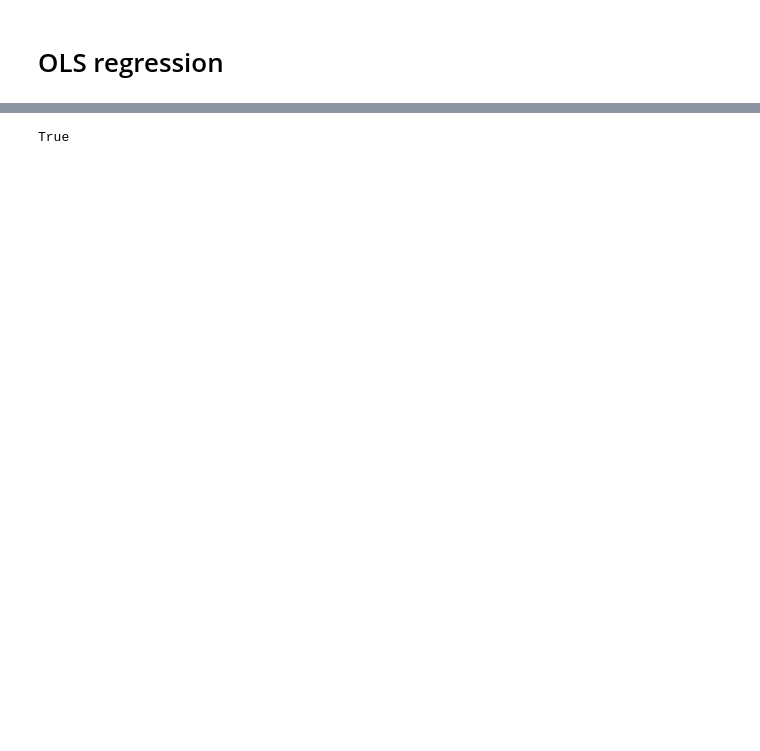
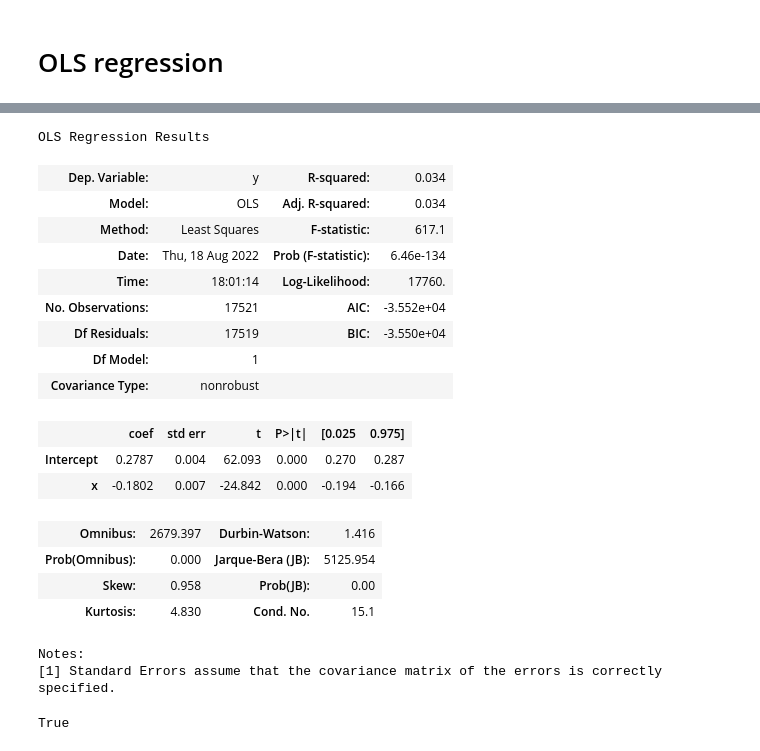
Before and after one commit to simoncarlen/forecasting_project, a Jupyter notebook: jupyter_notebooks/regression_PM10.ipynb, the cells around one changed output, grey strips where cells are left out. Cells and saved outputs as stored; diff of their text form; code cells hidden in the pictures; blank space fills up the shorter version.

```diff
--- a/jupyter_notebooks/regression_PM10.ipynb
+++ b/jupyter_notebooks/regression_PM10.ipynb
@@ -57,15 +61,14 @@ df_weather_test = df_weather['2020-09-01':]
 # log transform data
 df_PM10_train = np.log(df_PM10_train)
 # %%
-# if only some stations are to be included
-            # include all lagged values at Torkel Knutssonsgatan
+# if only some stations are to be included, but include all lagged values at Torkel Knutssonsgatan
 stations = [i for i in df_PM10_train.columns if 'Torkel' in i and 'lag' in i] + \
            [
-            'PM$_{10}$, Stockholm Hornsgatan 108 , lag1',
-            'PM$_{10}$, Stockholm Sveavägen 59 , lag1',
-            'PM$_{10}$, Stockholm E4/E20 Lilla Essingen, lag1',
-            'PM$_{10}$, Norr Malma, lag1',
-            'PM$_{10}$, Sollentuna Ekmans Väg 11, lag1',
+            # 'PM$_{10}$, Stockholm Hornsgatan 108 , lag1',
+            # 'PM$_{10}$, Stockholm Sveavägen 59 , lag1',
+            # 'PM$_{10}$, Stockholm E4/E20 Lilla Essingen, lag1',
+            # 'PM$_{10}$, Norr Malma, lag1',
+            # 'PM$_{10}$, Sollentuna Ekmans Väg 11, lag1',
            ]
 # %%
 # create y and X matrix
@@ -148,0 +165,24 @@ X_test.insert(0, 'intercept', 1) # insert column of ones in test data
+# %%
+ddf = pd.DataFrame({'x':lmod.fittedvalues, 'y':np.sqrt((abs(lmod.resid)))})
+dmod = smf.ols('y~x', ddf).fit()
+dmod.summary()
+# %% [output]
+OLS Regression Results
+| Dep. Variable: | y | R-squared: | 0.034 |
+| Model: | OLS | Adj. R-squared: | 0.034 |
+| Method: | Least Squares | F-statistic: | 617.1 |
+| Date: | Thu, 18 Aug 2022 | Prob (F-statistic): | 6.46e-134 |
+| Time: | 18:01:14 | Log-Likelihood: | 17760. |
+| No. Observations: | 17521 | AIC: | -3.552e+04 |
+| Df Residuals: | 17519 | BIC: | -3.550e+04 |
+| Df Model: | 1 |  |  |
+| Covariance Type: | nonrobust |  |  |
+|  | coef | std err | t | P>|t| | [0.025 | 0.975] |
+| Intercept | 0.2787 | 0.004 | 62.093 | 0.000 | 0.270 | 0.287 |
+| x | -0.1802 | 0.007 | -24.842 | 0.000 | -0.194 | -0.166 |
+| Omnibus: | 2679.397 | Durbin-Watson: | 1.416 |
+| Prob(Omnibus): | 0.000 | Jarque-Bera (JB): | 5125.954 |
+| Skew: | 0.958 | Prob(JB): | 0.00 |
+| Kurtosis: | 4.830 | Cond. No. | 15.1 |
+Notes:
+[1] Standard Errors assume that the covariance matrix of the errors is correctly specified.
```
Also changed, not shown: parts of 27 cells of this notebook, 18 other files.
